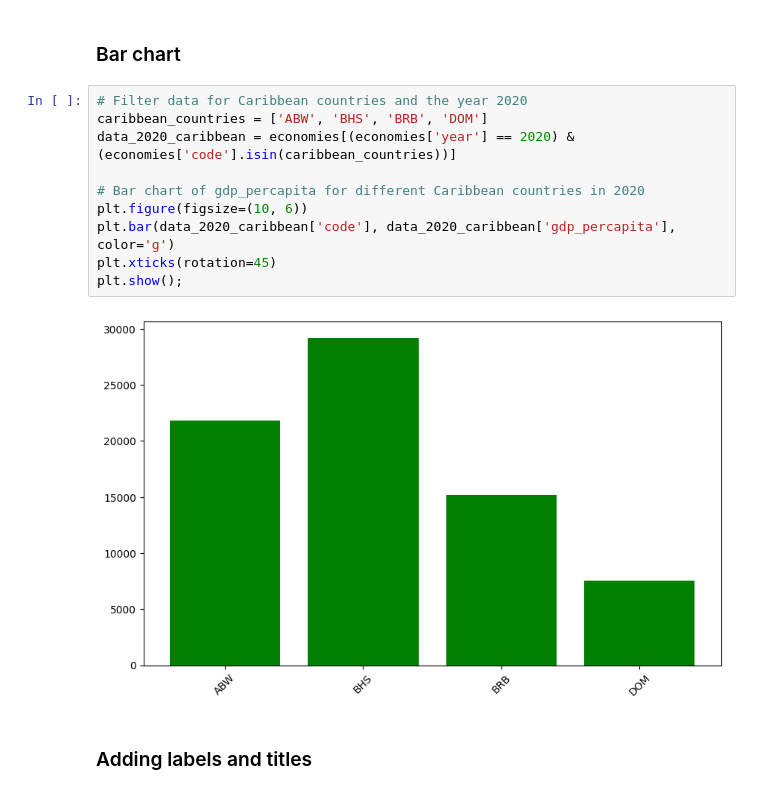
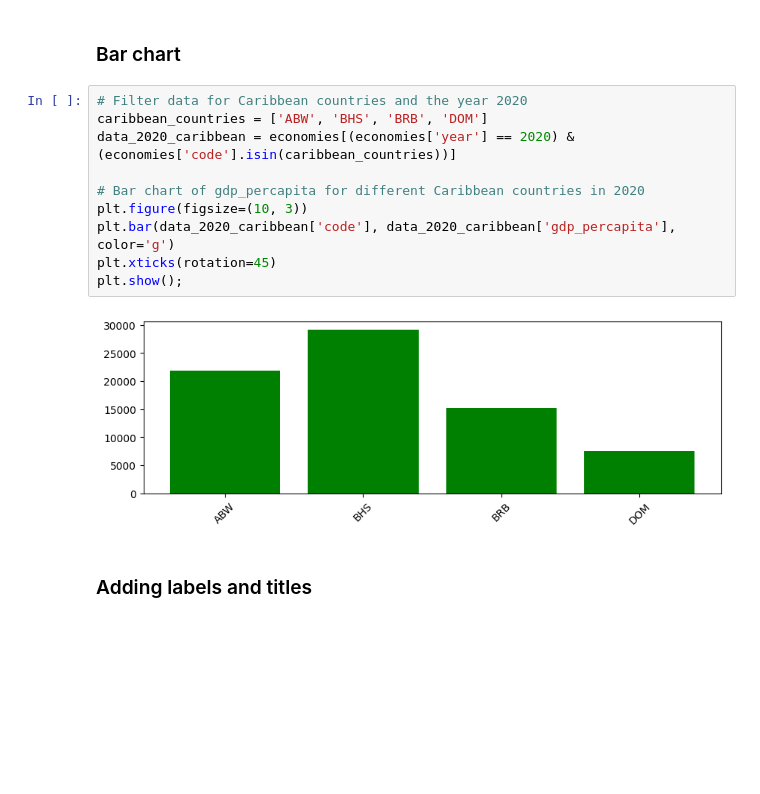
Before and after one commit to ismayc/oreilly-data-analysis-with-python, a Jupyter notebook: exercises_solutions.ipynb, the cells around one changed output. Saved outputs shown, nothing was run; the diff lists cells and outputs as text; blank space fills up the shorter version.

```diff
--- a/exercises_solutions.ipynb
+++ b/exercises_solutions.ipynb
@@ -934,15 +953,15 @@ plt.show();
 # %%
 # Filter data for Caribbean countries and the year 2020
 caribbean_countries = ['ABW', 'BHS', 'BRB', 'DOM']
 data_2020_caribbean = economies[(economies['year'] == 2020) & (economies['code'].isin(caribbean_countries))]
 
 # Bar chart of gdp_percapita for different Caribbean countries in 2020
-plt.figure(figsize=(10, 6))
+plt.figure(figsize=(10, 3))
 plt.bar(data_2020_caribbean['code'], data_2020_caribbean['gdp_percapita'], color='g')
 plt.xticks(rotation=45)
 plt.show();
 # %% [output]
-[figure, old version]
+[figure, new version]
 # %% [markdown]
 ### Adding labels and titles
 # %%
```
Also changed, not shown: parts of 34 cells of this notebook, 22 other files.
